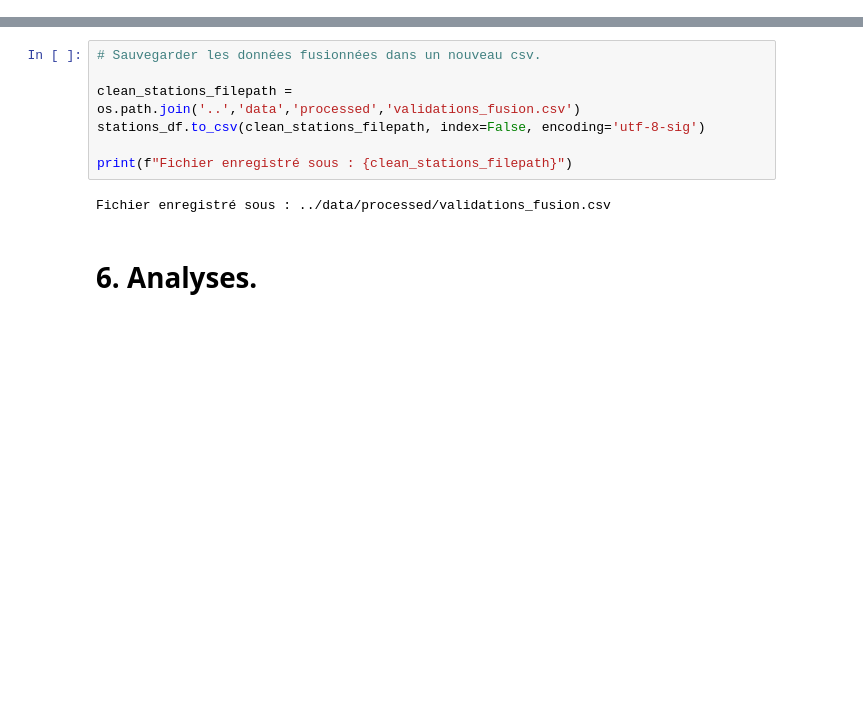
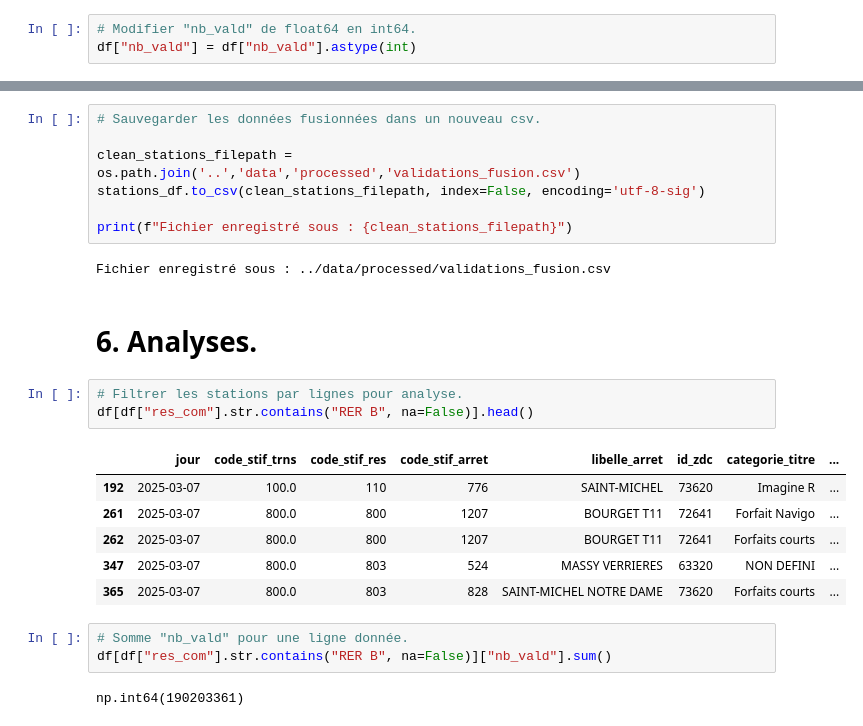
Before and after one commit to m1111111ke/idfm, a Jupyter notebook: notebooks/idfm.ipynb, the cells around one changed output, grey strips where cells are left out. Saved outputs shown, nothing was run; the diff lists cells and outputs as text; blank space fills up the shorter version.

```diff
--- a/notebooks/idfm.ipynb
+++ b/notebooks/idfm.ipynb
@@ -646,4 +644,7 @@ dtypes: float64(19), object(19)
 memory usage: 548.1+ MB
+# %%
+# Modifier "nb_vald" de float64 en int64.
+df["nb_vald"] = df["nb_vald"].astype(int)
 # %% [markdown]
 # 4. Export
 # %% [markdown]
@@ -677,3 +678,18 @@ print(f"Fichier enregistré sous : {clean_stations_filepath}")
 Fichier enregistré sous : ../data/processed/validations_fusion.csv
 # %% [markdown]
 # 6. Analyses.
+# %%
+# Filtrer les stations par lignes pour analyse.
+df[df["res_com"].str.contains("RER B", na=False)].head()
+# %% [output]
+|  | jour | code_stif_trns | code_stif_res | code_stif_arret | libelle_arret | id_zdc | categorie_titre | ... |
+| 192 | 2025-03-07 | 100.0 | 110 | 776 | SAINT-MICHEL | 73620 | Imagine R | ... |
+| 261 | 2025-03-07 | 800.0 | 800 | 1207 | BOURGET T11 | 72641 | Forfait Navigo | ... |
+| 262 | 2025-03-07 | 800.0 | 800 | 1207 | BOURGET T11 | 72641 | Forfaits courts | ... |
+| 347 | 2025-03-07 | 800.0 | 803 | 524 | MASSY VERRIERES | 63320 | NON DEFINI | ... |
+| 365 | 2025-03-07 | 800.0 | 803 | 828 | SAINT-MICHEL NOTRE DAME | 73620 | Forfaits courts | ... |
+# %%
+# Somme "nb_vald" pour une ligne donnée.
+df[df["res_com"].str.contains("RER B", na=False)]["nb_vald"].sum()
+# %% [output]
+np.int64(190203361)
```
Also changed, not shown: parts of 5 cells of this notebook.
